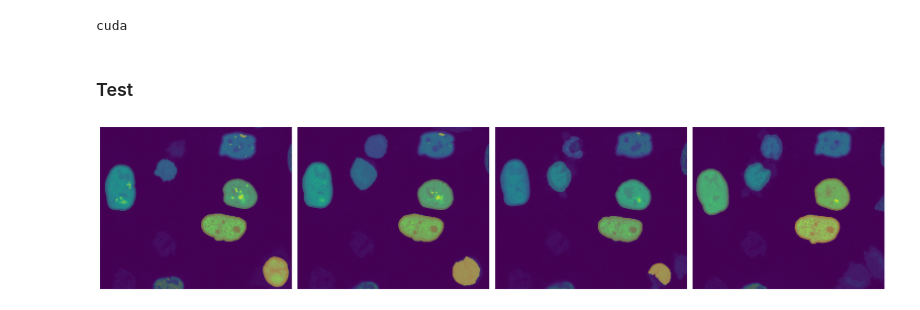
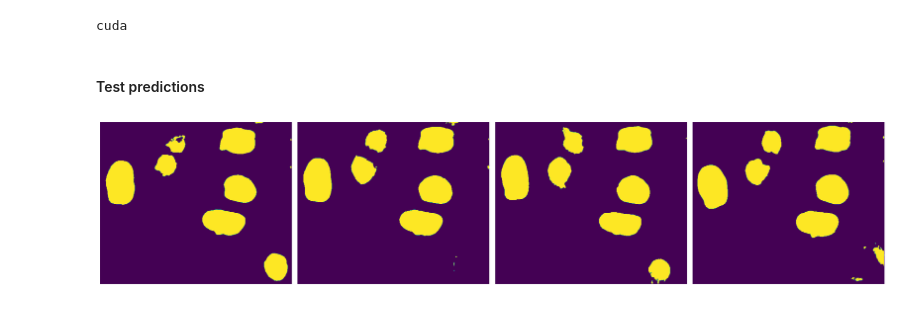
Before and after one commit to lucas-rdlr/segmentation-and-tracking, a Jupyter notebook: notebooks/UNet.ipynb, the cells around one changed output. Saved outputs shown, nothing was run; the diff lists cells and outputs as text; code cells hidden in the pictures.

```diff
--- a/notebooks/UNet.ipynb
+++ b/notebooks/UNet.ipynb
@@ -107,5 +117,5 @@ cuda
 # %% [markdown]
-### Test
+#### Test predictions
 # %%
 final_imgs = torch.zeros((len(Test1), 432, 512))
 final_pred = torch.zeros((len(Test1), 432, 512))
@@ -127,9 +137,9 @@ final_pred = final_pred.cpu()
 # %%
 last = post_processing(final_pred, binary=False)
 # %%
-plot_mini_batch(final_imgs[:4], last[:4])
+plot_mini_batch(final_pred[:4])
 # %% [output]
-[figure, old version]
+[figure, new version]
 # %%
 plot_mini_batch(last[:4])
 # %% [output]
```
Also changed, not shown: parts of 12 cells of this notebook.
